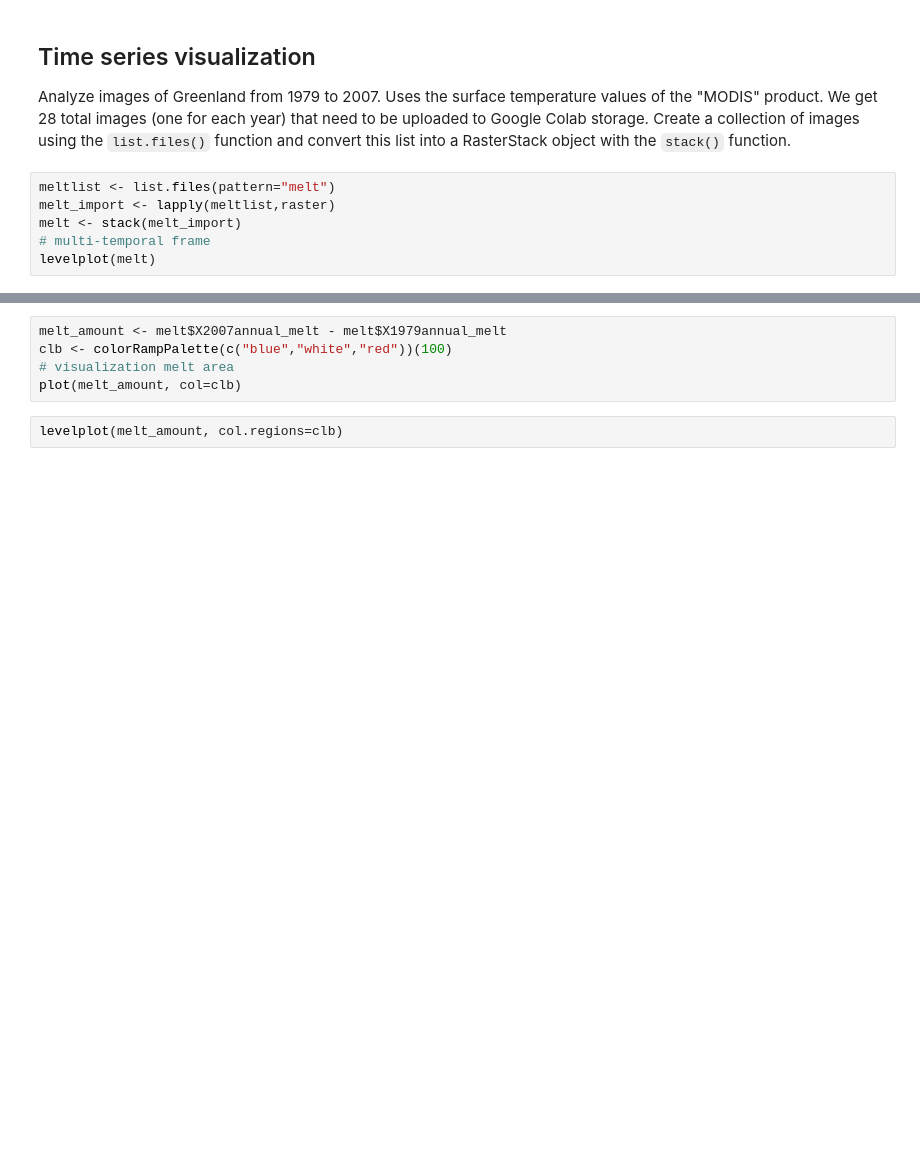
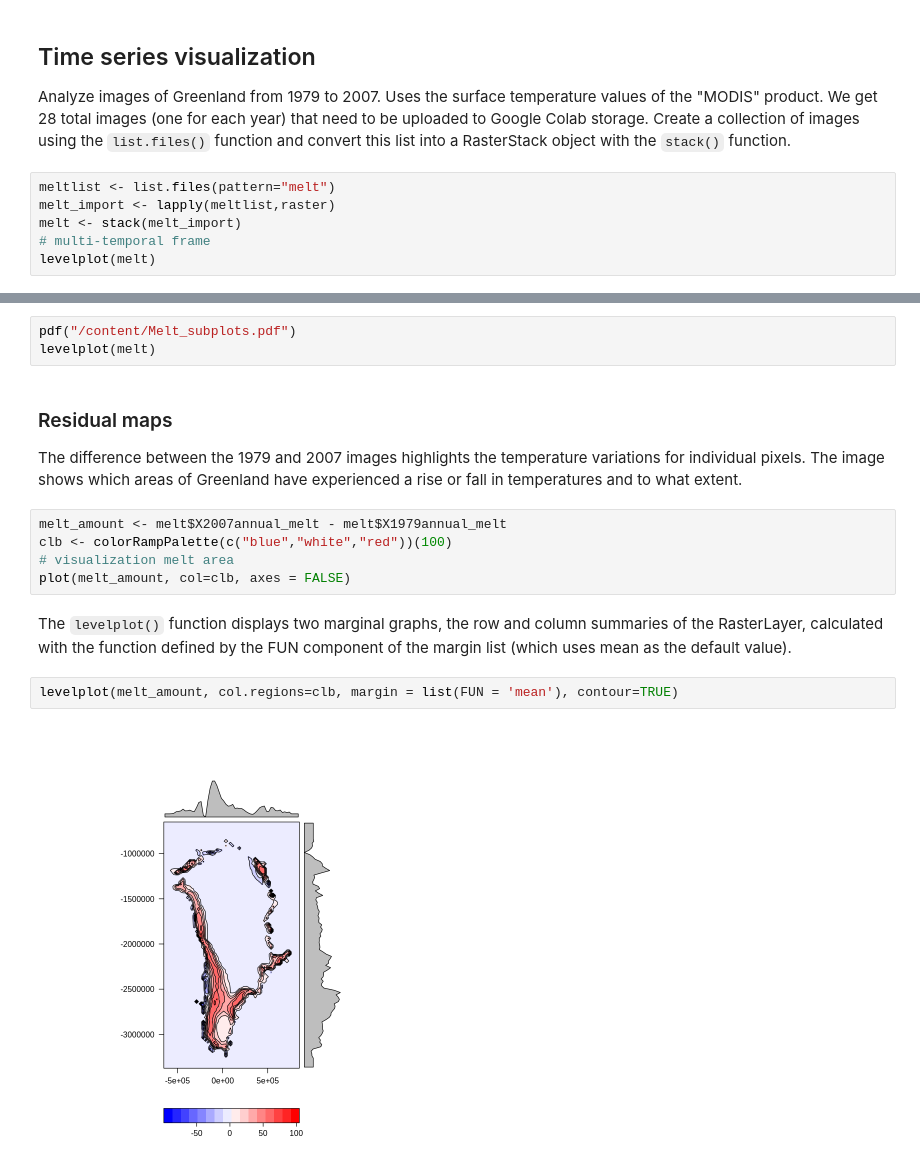
Before and after one commit to biagiominio/Remote_Sensing_2021, a Jupyter notebook: R_code_time_series.ipynb, the cells around one changed output, grey strips where cells are left out. Drawn from its saved outputs; the diff is of its cells as text; blank space fills up the shorter version.

```diff
--- a/R_code_time_series.ipynb
+++ b/R_code_time_series.ipynb
@@ -104,7 +107,18 @@ levelplot(melt)
+# %%
+pdf("/content/Melt_subplots.pdf")
+levelplot(melt)
+# %% [markdown]
+### Residual maps
+The difference between the 1979 and 2007 images highlights the temperature variations for individual pixels.
+The image shows which areas of Greenland have experienced a rise or fall in temperatures and to what extent.
 # %%
 melt_amount <- melt$X2007annual_melt - melt$X1979annual_melt
 clb <- colorRampPalette(c("blue","white","red"))(100)
 # visualization melt area
-plot(melt_amount, col=clb)
+plot(melt_amount, col=clb, axes = FALSE)
+# %% [markdown]
+The `levelplot()` function displays two marginal graphs, the row and column summaries of the RasterLayer, calculated with the function defined by the FUN component of the margin list (which uses mean as the default value).
 # %%
-levelplot(melt_amount, col.regions=clb)
+levelplot(melt_amount, col.regions=clb, margin = list(FUN = 'mean'), contour=TRUE)
+# %% [output]
+[figure, added]
```
Also changed, not shown: parts of 6 cells of this notebook.
